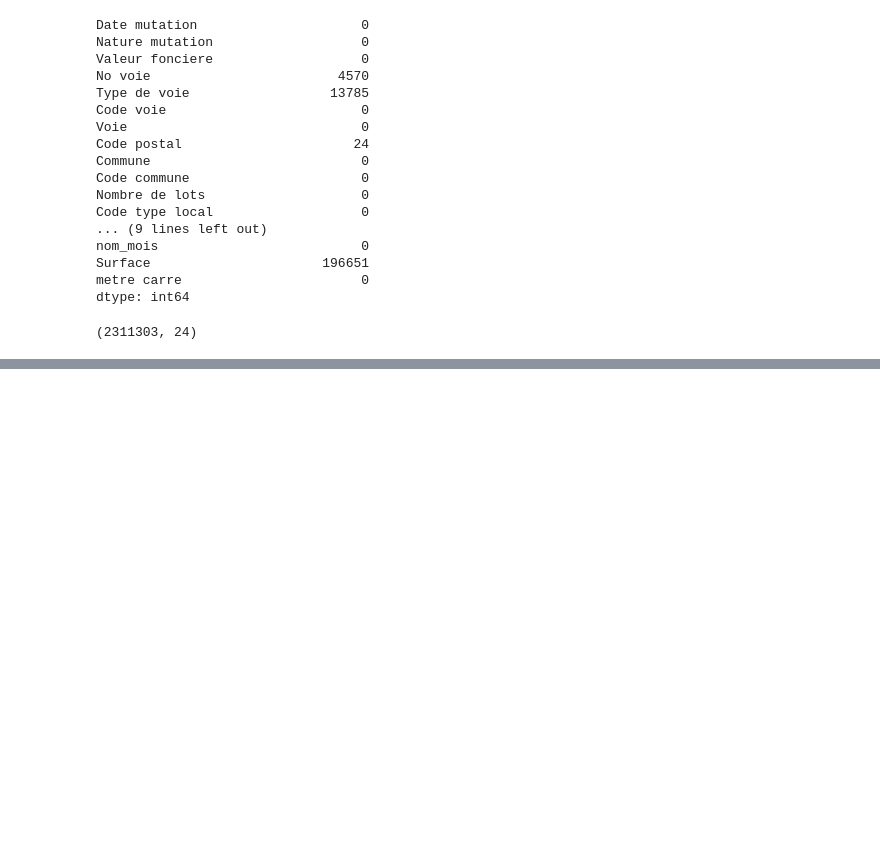
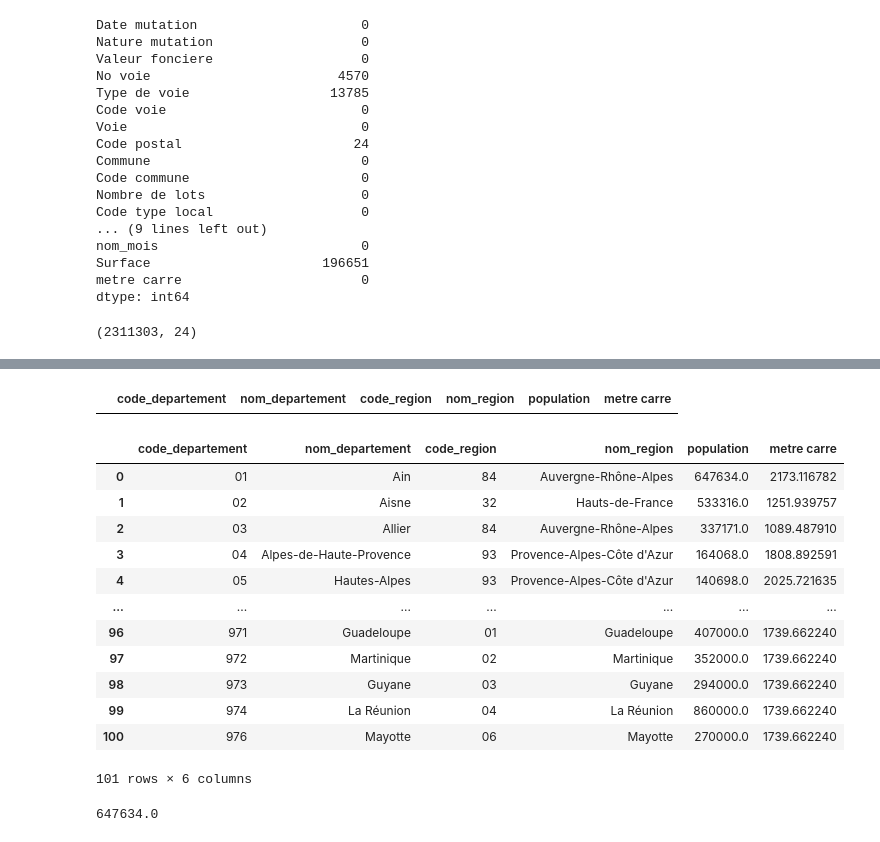
Before and after one commit to moiseberthe/land-valuation-france, a Jupyter notebook: dash/pages/home.ipynb, the cells around one changed output, grey strips where cells are left out. Drawn from its saved outputs; the diff is of its cells as text; code cells hidden in the pictures; blank space fills up the shorter version.

```diff
--- a/dash/pages/home.ipynb
+++ b/dash/pages/home.ipynb
@@ -160,0 +303,32 @@ dfDepts.code_departement = dfDepts.code_departement.astype('str').str.pad(2, sid
+# %%
+dfDepts33.at[57, 'population']=1036000
+# %%
+dfDepts33.at[67, 'population']=1127000
+# %%
+dfDepts33.at[68, 'population']=760000
+# %%
+dfDepts33.at[96, 'population']=407000
+dfDepts33.at[97, 'population']=352000
+dfDepts33.at[98, 'population']=294000
+dfDepts33.at[99, 'population']=860000
+dfDepts33.at[100, 'population']=270000
+# %%
+dfDepts33[dfDepts33['population'].isna()]
+# %% [output]
+|  | code_departement | nom_departement | code_region | nom_region | population | metre carre |
+# %%
+dfDepts33
+# %% [output]
+|  | code_departement | nom_departement | code_region | nom_region | population | metre carre |
+| 0 | 01 | Ain | 84 | Auvergne-Rhône-Alpes | 647634.0 | 2173.116782 |
+| 1 | 02 | Aisne | 32 | Hauts-de-France | 533316.0 | 1251.939757 |
+| 2 | 03 | Allier | 84 | Auvergne-Rhône-Alpes | 337171.0 | 1089.487910 |
+| 3 | 04 | Alpes-de-Haute-Provence | 93 | Provence-Alpes-Côte d'Azur | 164068.0 | 1808.892591 |
+| 4 | 05 | Hautes-Alpes | 93 | Provence-Alpes-Côte d'Azur | 140698.0 | 2025.721635 |
+| ... | ... | ... | ... | ... | ... | ... |
+| 96 | 971 | Guadeloupe | 01 | Guadeloupe | 407000.0 | 1739.662240 |
+| 97 | 972 | Martinique | 02 | Martinique | 352000.0 | 1739.662240 |
+| 98 | 973 | Guyane | 03 | Guyane | 294000.0 | 1739.662240 |
+| 99 | 974 | La Réunion | 04 | La Réunion | 860000.0 | 1739.662240 |
+| 100 | 976 | Mayotte | 06 | Mayotte | 270000.0 | 1739.662240 |
+101 rows × 6 columns
@@ -161 +337,5 @@ dfDepts.code_departement = dfDepts.code_departement.astype('str').str.pad(2, sid
+# %%
+x['population'].values[0]
+# %% [output]
+647634.0
 # %%
```
Also changed, not shown: parts of 26 cells of this notebook, 6 other files.
